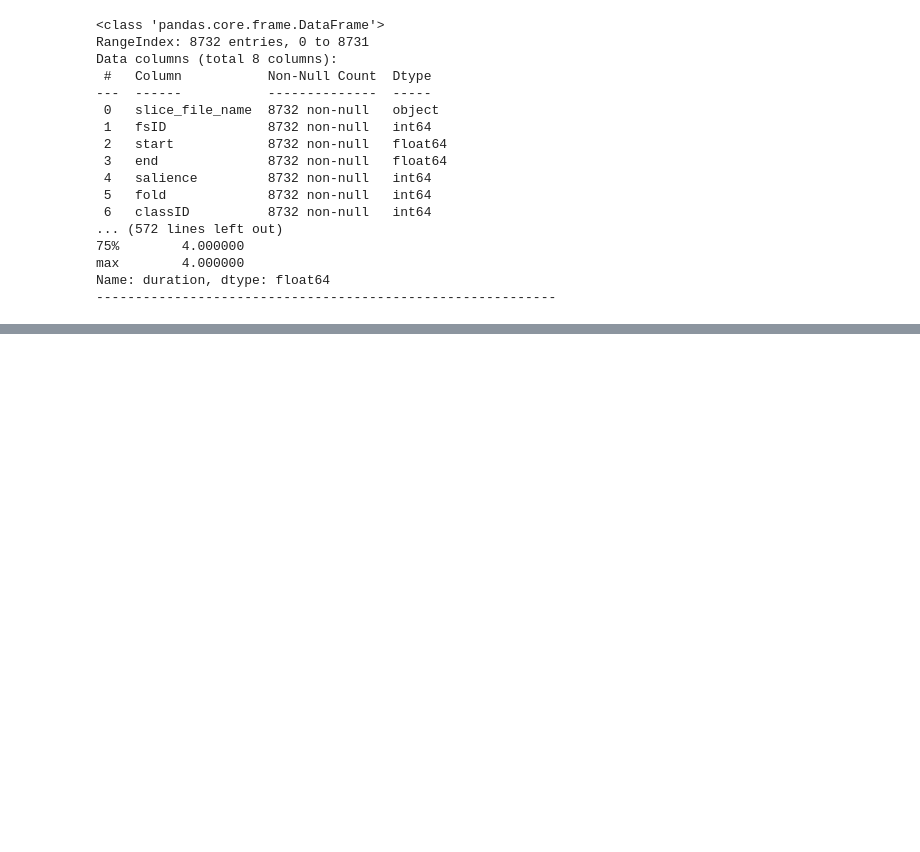
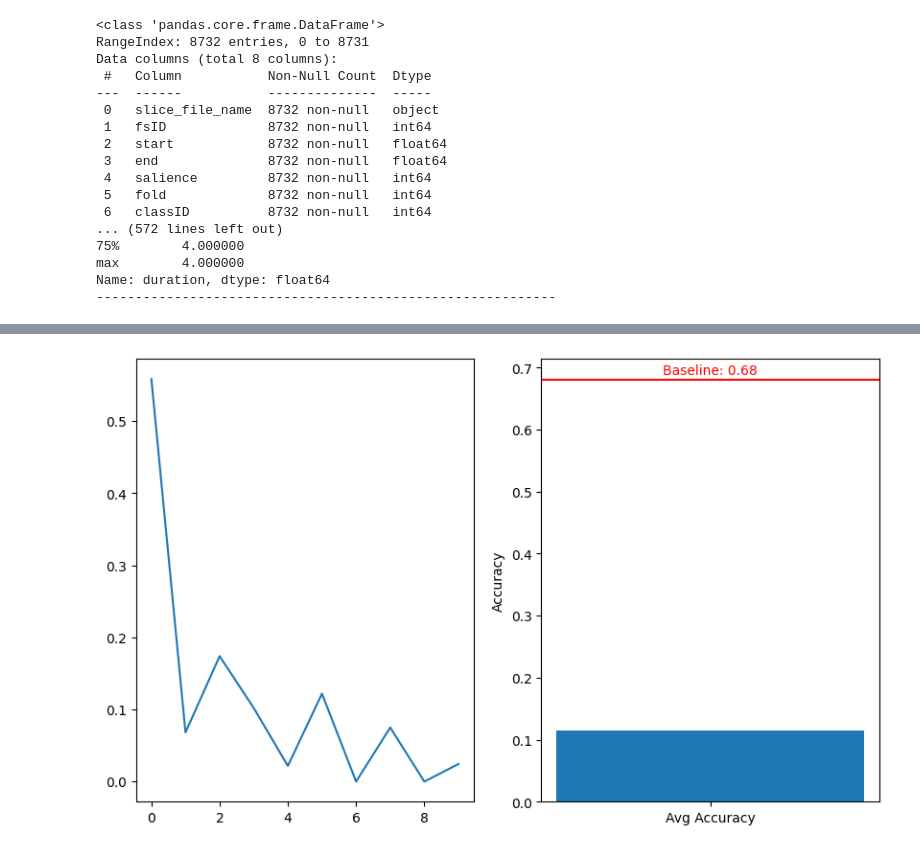
Before and after one commit to ljkeller/pac, a Jupyter notebook: ml/train.ipynb, the cells around one changed output, grey strips where cells are left out. Cells and saved outputs as stored; diff of their text form; code cells hidden in the pictures; blank space fills up the shorter version.

```diff
--- a/ml/train.ipynb
+++ b/ml/train.ipynb
@@ -183,5 +189,19 @@ def plot_fold_results(foldidx, losses_for_fold, acc_for_fold):
 
     plt.tight_layout()
     plt.show()
+# %%
+def plot_final_results(fold_accuracies):
+    avg_accuracy = np.mean(fold_accuracies)
+
+    plt.figure(figsize=(10,6))
+
+    plt.subplot(1, 2, 1)
+    plt.plot(fold_accuracies, label='Fold Accuracies')
+
+    plt.subplot(1, 2, 2)
+    plt.axhline(y=baseline_model_accuracy, color='r')
+    plt.text(0, baseline_model_accuracy+0.01, f'Baseline: {baseline_model_accuracy:.2f}', color='r', ha='center')
+    plt.bar(['Avg Accuracy'], [avg_accuracy])
+    plt.ylabel('Accuracy')
 # %%
 print(f'-----{len(folds)}-Fold Cross Validation-----')
@@ -322,0 +256,4 @@ Epoch 2
+# %%
+plot_final_results(fold_accuracies)
+# %% [output]
+[figure, added]
```
Also changed, not shown: parts of 5 cells of this notebook.
